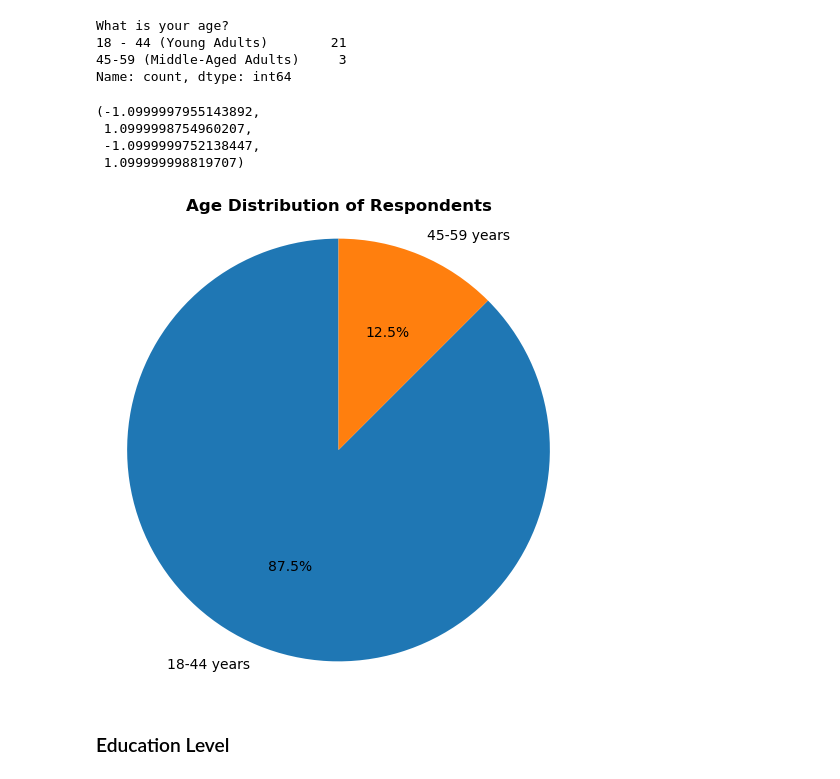
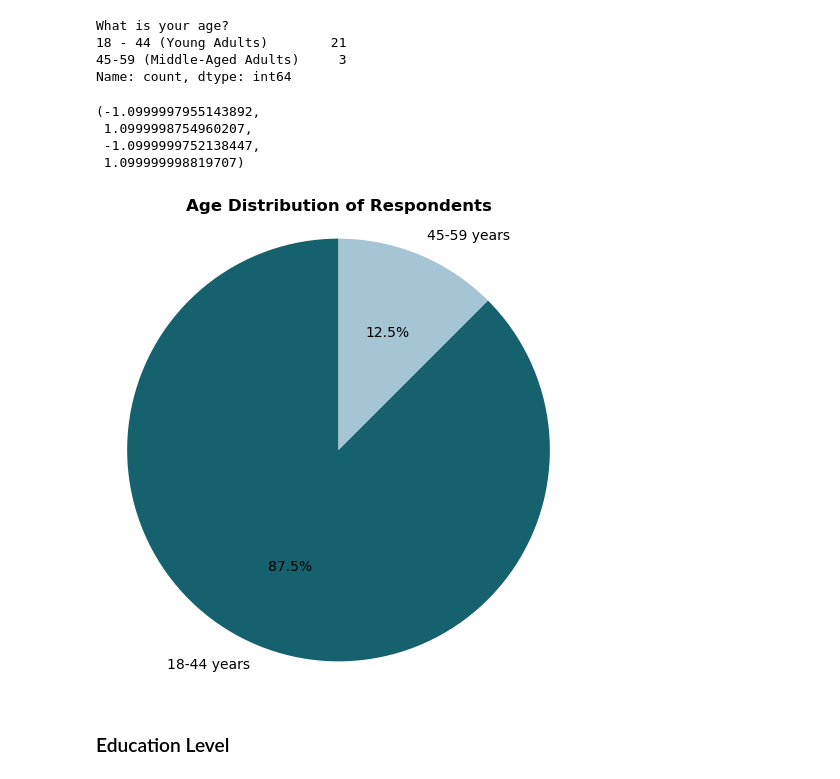
Before and after one commit to Lorraine254/pilotAnalysis, a Jupyter notebook: analysis_v2.ipynb, the cells around one changed output. Cells and saved outputs as stored; diff of their text form; code cells hidden in the pictures.

```diff
--- a/analysis_v2.ipynb
+++ b/analysis_v2.ipynb
@@ -169,19 +175,23 @@ Name: count, dtype: int64
 # %%
 # Predefining my data
 categories = ['18-44 years','45-59 years']
 values = [21,3]
 
+# Defining custom colors
+colors = ['#15616D', '#A5C4D4']
+
+
 # Plot the pie chart
 plt.figure(figsize=(6, 6))  # Adjust the figure size if needed
-plt.pie(values, labels=categories, autopct='%1.1f%%', startangle=90)
+plt.pie(values, labels=categories, autopct='%1.1f%%', startangle=90,colors=colors)
 plt.title('Age Distribution of Respondents',fontweight='bold')
 plt.axis('equal')
 # %% [output]
 (-1.0999997955143892,
  1.0999998754960207,
  -1.0999999752138447,
  1.099999998819707)
-[figure, old version]
+[figure, new version]
 # %% [markdown]
 ### Education Level
 # %%
```
Also changed, not shown: parts of 23 cells of this notebook.
